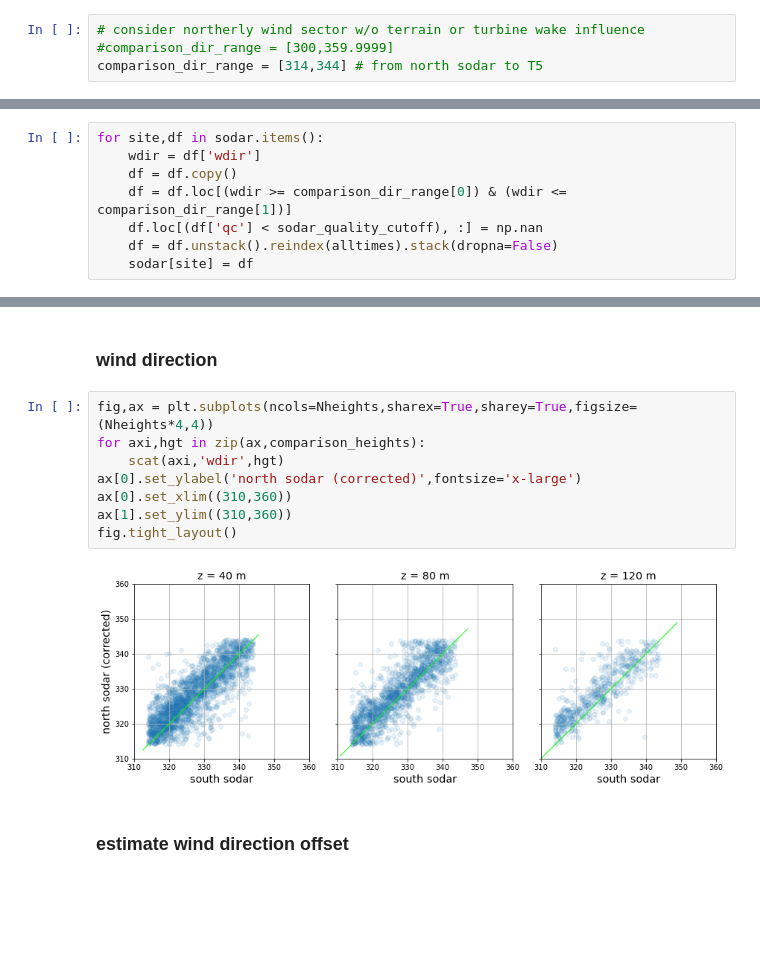
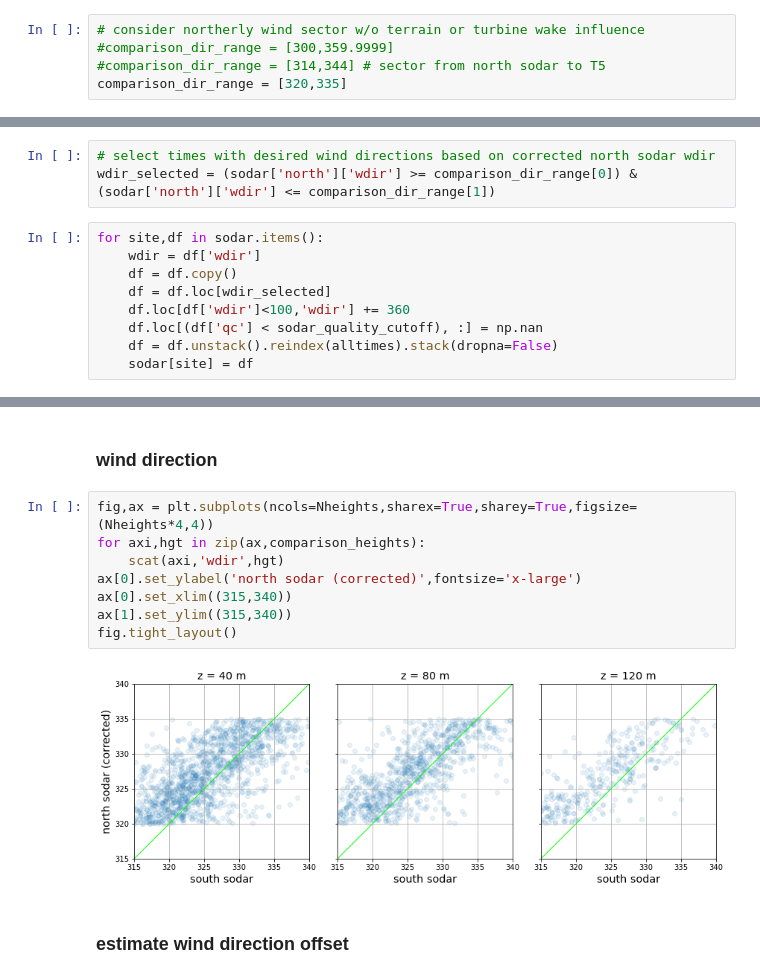
Before and after one commit to ewquon/assessment, a Jupyter notebook: datasets/Peetz_Table/sodar_north_south_comparison.ipynb, the cells around one changed output, grey strips where cells are left out. Cells and saved outputs as stored; diff of their text form; blank space fills up the shorter version.

```diff
--- a/datasets/Peetz_Table/sodar_north_south_comparison.ipynb
+++ b/datasets/Peetz_Table/sodar_north_south_comparison.ipynb
@@ -19,7 +19,8 @@ enddate = pd.to_datetime('2020-01-31')
 # %%
 # consider northerly wind sector w/o terrain or turbine wake influence
 #comparison_dir_range = [300,359.9999]
-comparison_dir_range = [314,344] # from north sodar to T5
+#comparison_dir_range = [314,344] # sector from north sodar to T5
+comparison_dir_range = [320,335]
 # %%
 # from `sodar_lidar_met_correlation.ipynb`
 north_sodar_wdir_correction = -28.25901298
@@ -123,11 +127,15 @@ Wall time: 6.22 s
 alltimes = sodar['north'].index.levels[0]
 # %% [markdown]
 ## filter by wdir, quality
+# %%
+# select times with desired wind directions based on corrected north sodar wdir
+wdir_selected = (sodar['north']['wdir'] >= comparison_dir_range[0]) & (sodar['north']['wdir'] <= comparison_dir_range[1])
 # %%
 for site,df in sodar.items():
     wdir = df['wdir']
     df = df.copy()
-    df = df.loc[(wdir >= comparison_dir_range[0]) & (wdir <= comparison_dir_range[1])]
+    df = df.loc[wdir_selected]
+    df.loc[df['wdir']<100,'wdir'] += 360
     df.loc[(df['qc'] < sodar_quality_cutoff), :] = np.nan
     df = df.unstack().reindex(alltimes).stack(dropna=False)
     sodar[site] = df
@@ -181,13 +193,13 @@ fig.tight_layout()
 # %%
 fig,ax = plt.subplots(ncols=Nheights,sharex=True,sharey=True,figsize=(Nheights*4,4))
 for axi,hgt in zip(ax,comparison_heights):
     scat(axi,'wdir',hgt)
 ax[0].set_ylabel('north sodar (corrected)',fontsize='x-large')
-ax[0].set_xlim((310,360))
-ax[1].set_ylim((310,360))
+ax[0].set_xlim((315,340))
+ax[1].set_ylim((315,340))
 fig.tight_layout()
 # %% [output]
-[figure, old version]
+[figure, new version]
 # %% [markdown]
 ### estimate wind direction offset
 # %%
```
Also changed, not shown: parts of 16 cells of this notebook.
